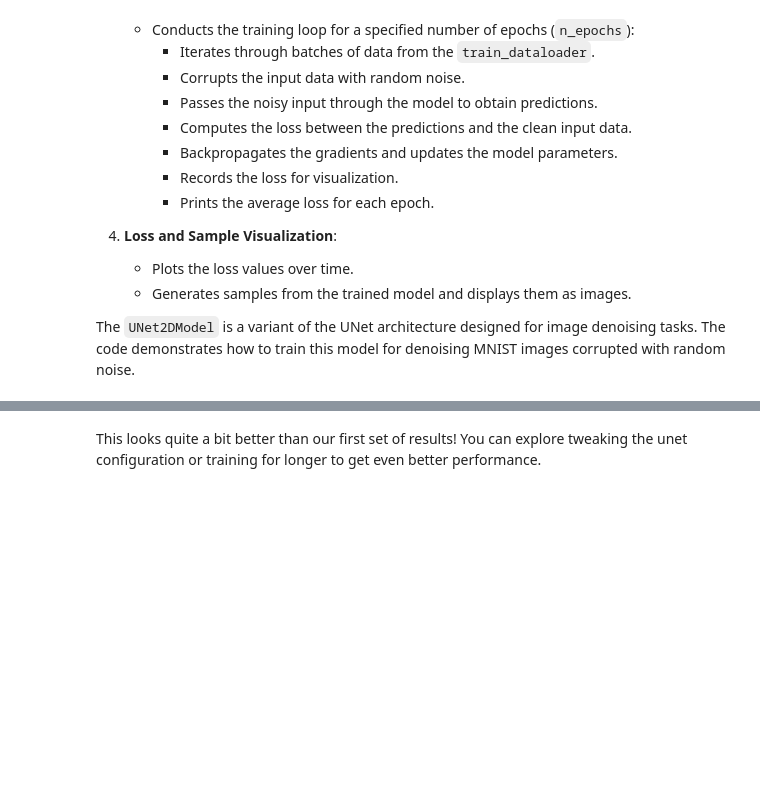
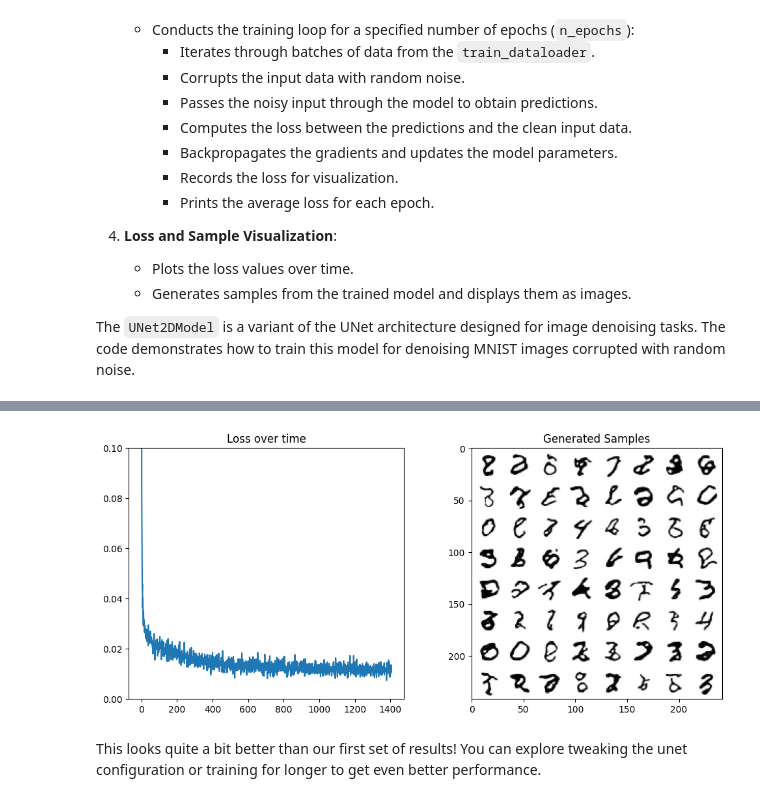
Before and after one commit to FaizalKarim280280/MGM-Spring-2024, a Jupyter notebook: A13/assignment-13-annotated-diffusion-models.ipynb, the cells around one changed output, grey strips where cells are left out. Cells and saved outputs as stored; diff of their text form; code cells hidden in the pictures; blank space fills up the shorter version.

```diff
--- a/A13/assignment-13-annotated-diffusion-models.ipynb
+++ b/A13/assignment-13-annotated-diffusion-models.ipynb
@@ -761,6 +839,7 @@ This code block trains a neural network model called `UNet2DModel` using the MNI
 
 The `UNet2DModel` is a variant of the UNet architecture designed for image denoising tasks. The code demonstrates how to train this model for denoising MNIST images corrupted with random noise.
 # %%
+from tqdm.notebook import tqdm
 #@markdown Trying UNet2DModel instead of BasicUNet:
 
 # Dataloader (you can mess with batch size)
@@ -802,7 +881,7 @@ losses = []
 # The training loop
 for epoch in range(n_epochs):
 
-    for x, y in train_dataloader:
+    for x, y in tqdm(train_dataloader):
 
         # Get some data and prepare the corrupted version
         x = x.to(device) # Data on the GPU
@@ -847,3 +926,4 @@ for i in range(n_steps):
 
 axs[1].imshow(torchvision.utils.make_grid(x.detach().cpu(), nrow=8)[0].clip(0, 1), cmap='Greys')
 axs[1].set_title('Generated Samples');
+# %% [output]
@@ -850,3 +933,4 @@ axs[1].set_title('Generated Samples');
+[figure, added]
 # %% [markdown]
 This looks quite a bit better than our first set of results! You can explore tweaking the unet configuration or training for longer to get even better performance.
 # %% [markdown]
```
Also changed, not shown: parts of 16 cells of this notebook, 6 other files.
